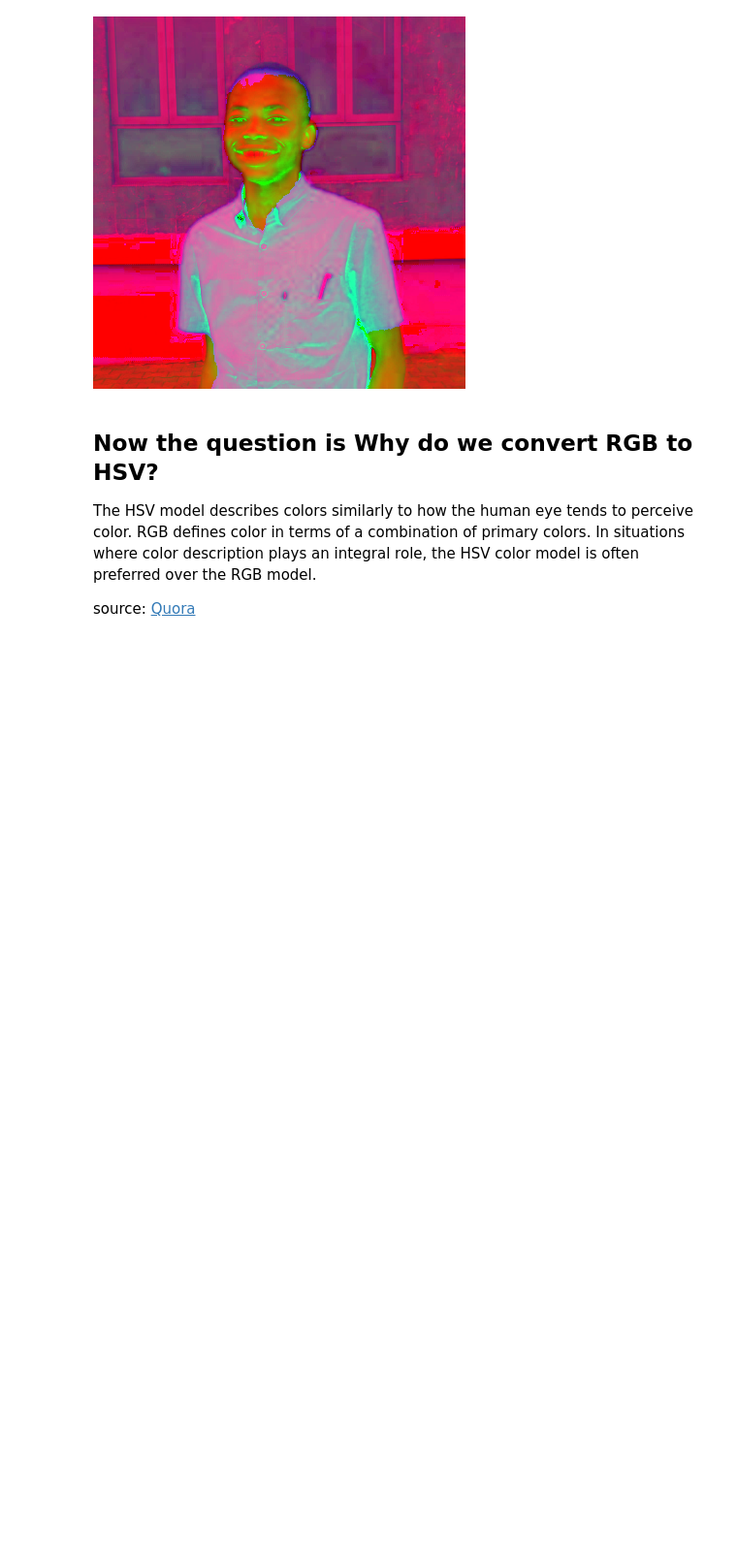
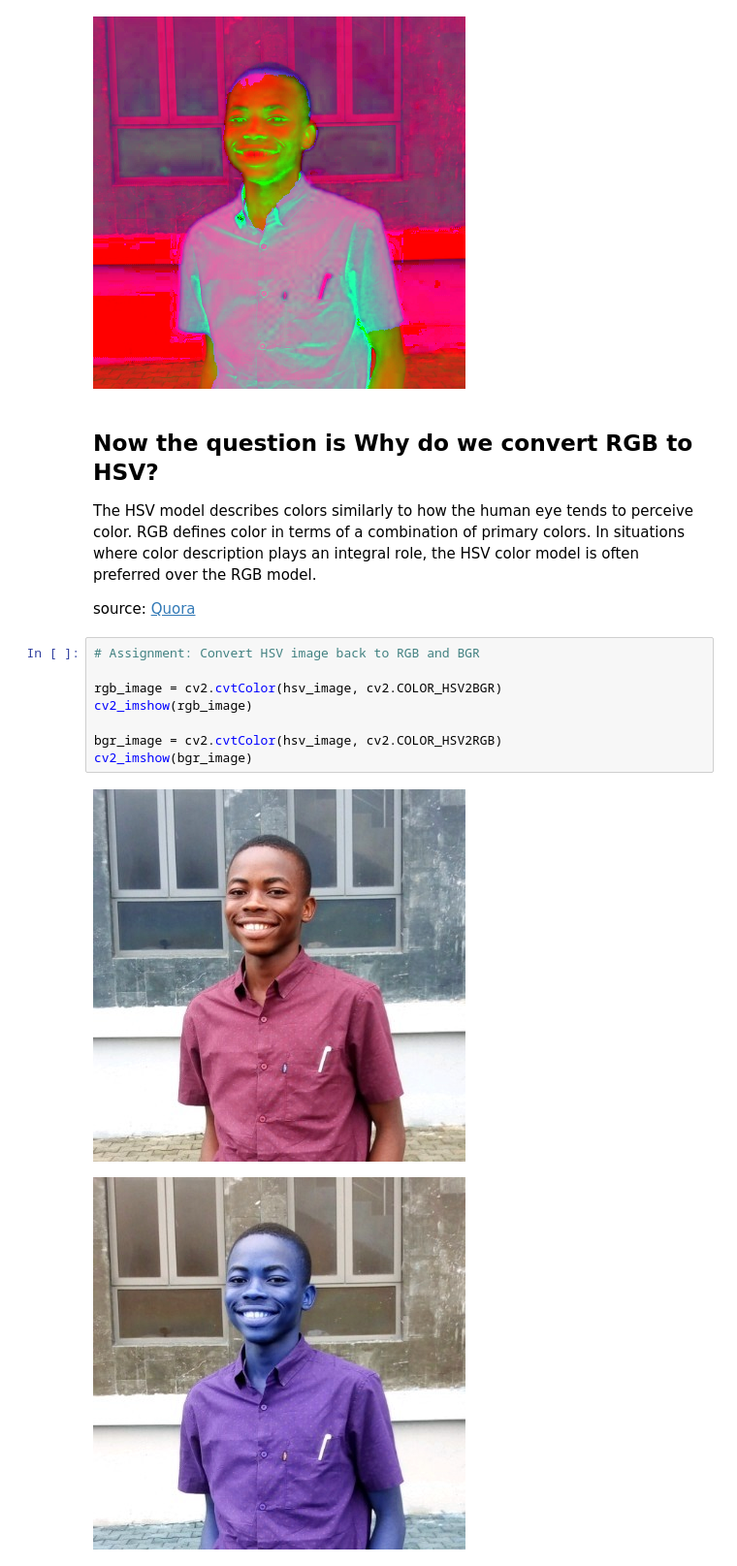
Before and after one commit to anice1/Intro-to-CV, a Jupyter notebook: Learning_Open_CV_(RGB).ipynb, the cells around one changed output. Shown at 97% size. Saved outputs shown, nothing was run; the diff lists cells and outputs as text; blank space fills up the shorter version.

Commit message:
Assignment - Convert HSV to RGB/BGR

```diff
--- a/Learning_Open_CV_(RGB).ipynb
+++ b/Learning_Open_CV_(RGB).ipynb
@@ -128,3 +128,14 @@ cv2_imshow(hsv_image)
 The HSV model describes colors similarly to how the human eye tends to perceive color. RGB defines color in terms of a combination of primary colors. In situations where color description plays an integral role, the HSV color model is often preferred over the RGB model.
 
 source: [Quora](https://www.quora.com/Why-do-we-convert-RGB-to-HSV)
+# %%
+# Assignment: Convert HSV image back to RGB and BGR
+
+rgb_image = cv2.cvtColor(hsv_image, cv2.COLOR_HSV2BGR)
+cv2_imshow(rgb_image)
+
+bgr_image = cv2.cvtColor(hsv_image, cv2.COLOR_HSV2RGB)
+cv2_imshow(bgr_image)
+# %% [output]
+[figure, added]
+[figure, added]
```
